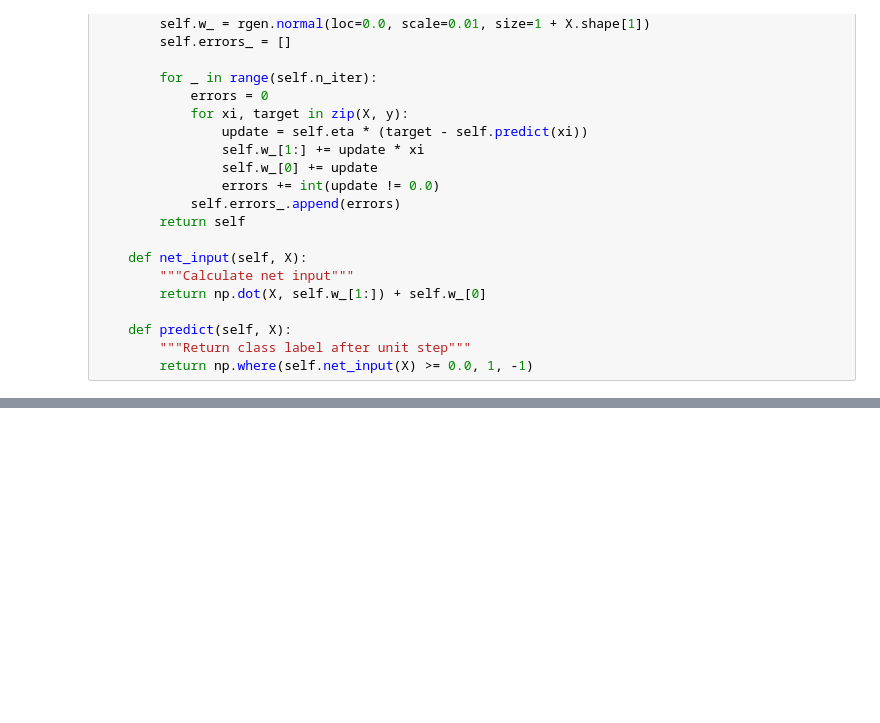
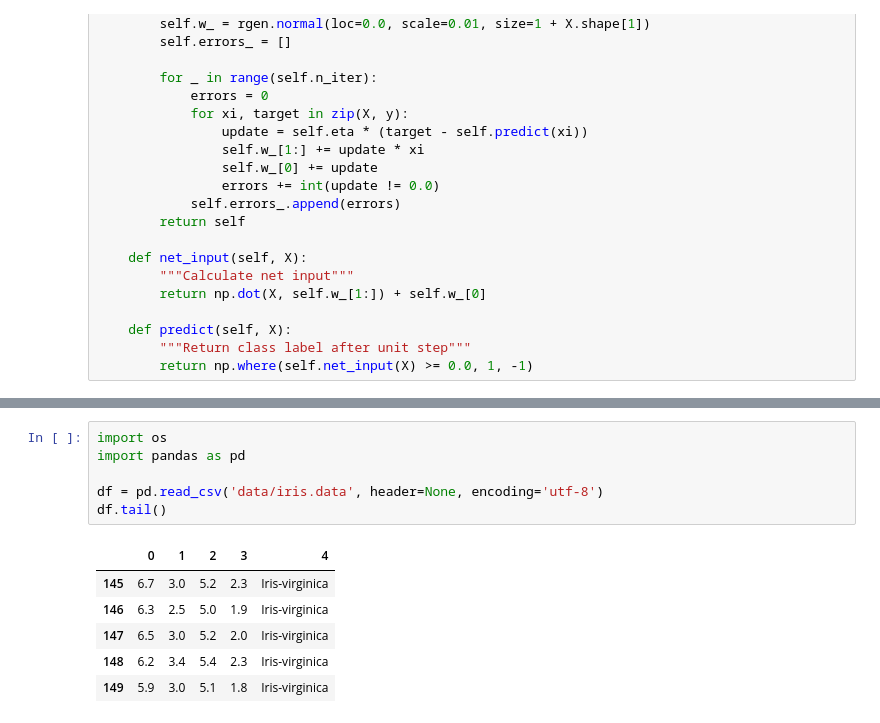
Before and after one commit to yonsken/python-ml-exercises, a Jupyter notebook: chapter_exercises/chapter_2/rosenblatt_percerptron.ipynb, the cells around one changed output, grey strips where cells are left out. Drawn from its saved outputs; the diff is of its cells as text; blank space fills up the shorter version.

```diff
--- a/chapter_exercises/chapter_2/rosenblatt_percerptron.ipynb
+++ b/chapter_exercises/chapter_2/rosenblatt_percerptron.ipynb
@@ -72,0 +76,13 @@ class Perceptron(object):
+# %%
+import os
+import pandas as pd
+
+df = pd.read_csv('data/iris.data', header=None, encoding='utf-8')
+df.tail()
+# %% [output]
+|  | 0 | 1 | 2 | 3 | 4 |
+| 145 | 6.7 | 3.0 | 5.2 | 2.3 | Iris-virginica |
+| 146 | 6.3 | 2.5 | 5.0 | 1.9 | Iris-virginica |
+| 147 | 6.5 | 3.0 | 5.2 | 2.0 | Iris-virginica |
+| 148 | 6.2 | 3.4 | 5.4 | 2.3 | Iris-virginica |
+| 149 | 5.9 | 3.0 | 5.1 | 1.8 | Iris-virginica |
```
Also changed, not shown: parts of 9 cells of this notebook, 1 other file.
